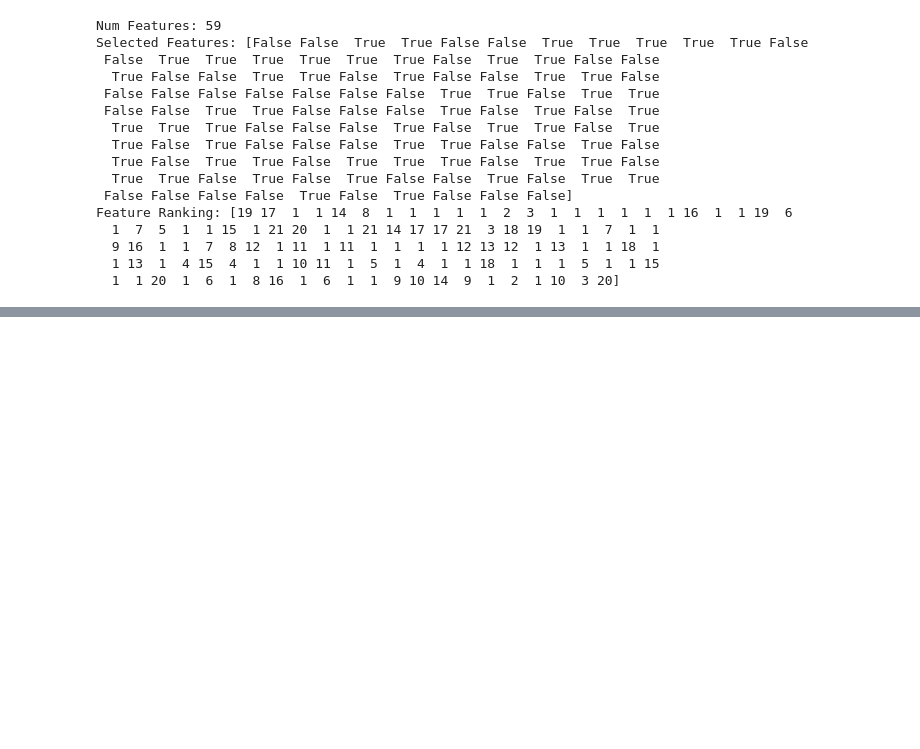
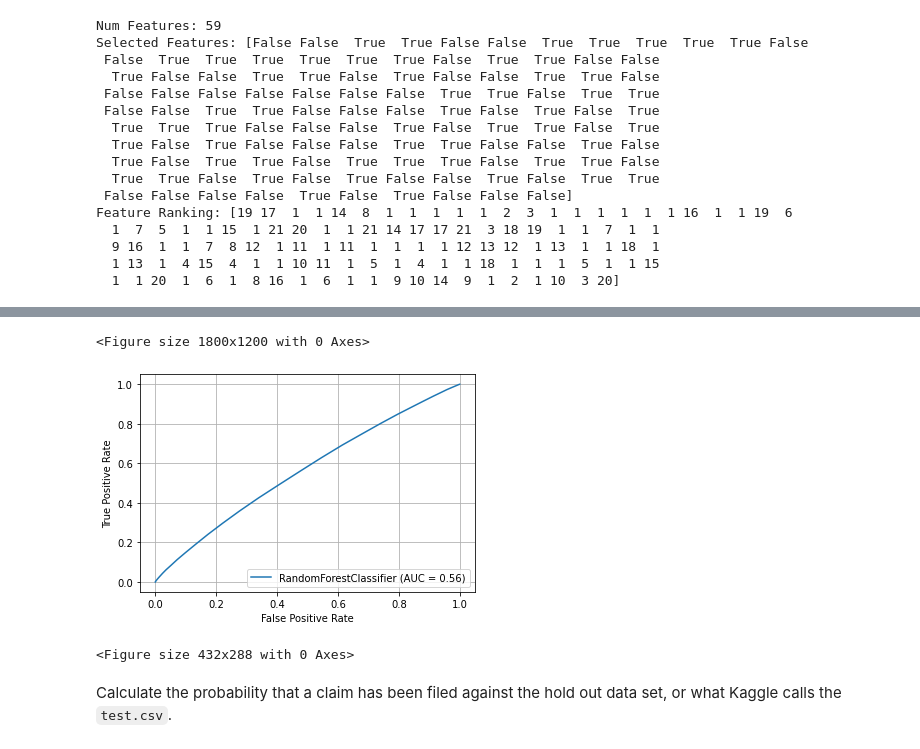
Before and after one commit to mcnewcp/kaggle-tabular-playground-series-sep21, a Jupyter notebook: kaggle_sep2021_tab_playground.ipynb, the cells around one changed output, grey strips where cells are left out. Drawn from its saved outputs; the diff is of its cells as text; code cells hidden in the pictures; blank space fills up the shorter version.

Commit message:
updated notebook. bear in mind that I like to keep all of my ml experiments in the same notebook it is wise to only run the experiment that you are interested in after the preprocessing is complete

```diff
--- a/kaggle_sep2021_tab_playground.ipynb
+++ b/kaggle_sep2021_tab_playground.ipynb
@@ -308,0 +381,6 @@ run RF, SVC, LightGB Clf with empty parameters
+# %%
+from sklearn.model_selection import train_test_split
+
+X_train, X_test, y_train, y_test = train_test_split(X, y,
+                                                    test_size=0.33,
+                                                    random_state=0)
@@ -308,0 +408,7 @@ run RF, SVC, LightGB Clf with empty parameters
+# %%
+from sklearn.ensemble import RandomForestClassifier as RFC
+
+# Instantiate RF Classifier
+rfc = RFC(verbose=3, random_state=0, n_jobs=-1)
+
+rfc.fit(X_train, y_train)
@@ -308,0 +463,8 @@ run RF, SVC, LightGB Clf with empty parameters
+# %%
+import pickle
+
+# Establish model path
+mdl_file_path = "/content/gdrive/My Drive/Colab Notebooks/Kaggle/competitions/tabular-playground-sep2021/"
+# Dump model into pickled file
+with open(mdl_file_path+"mdl_1.1.0.pickle", "wb") as file:
+  pickle.dump(rfc, file)
@@ -308,0 +474,9 @@ run RF, SVC, LightGB Clf with empty parameters
+# %%
+import pickle
+
+# Establish model path
+mdl_file_path = "/content/gdrive/My Drive/Colab Notebooks/Kaggle/competitions/tabular-playground-sep2021/"
+
+# Load Pickle Model
+with open(mdl_file_path+"mdl_1.1.0.pickle", "rb") as file:
+  rfc = pickle.load(file)
@@ -308,0 +509,15 @@ run RF, SVC, LightGB Clf with empty parameters
+# %%
+from sklearn.metrics import plot_roc_curve
+import time
+
+# Establish model path
+mdl_file_path = "/content/gdrive/My Drive/Colab Notebooks/Kaggle/competitions/tabular-playground-sep2021/"
+
+# ROC curve
+fig = plt.figure(dpi=300)
+plot_roc_curve(rfc, X_test, y_test)
+plt.grid(True)
+plt.show()
+roc_file_name = "roc_rfc_1.1.0_{}.png".format(time.strftime("%Y-%m-%d"))
+plt.savefig(mdl_file_path+roc_file_name)
+# %% [output]
@@ -308,0 +527,5 @@ run RF, SVC, LightGB Clf with empty parameters
+<Figure size 1800x1200 with 0 Axes>
+[figure, added]
+<Figure size 432x288 with 0 Axes>
+# %% [markdown]
+Calculate the probability that a claim has been filed against the hold out data set, or what Kaggle calls the `test.csv`.
```
Also changed, not shown: parts of 73 cells of this notebook.
